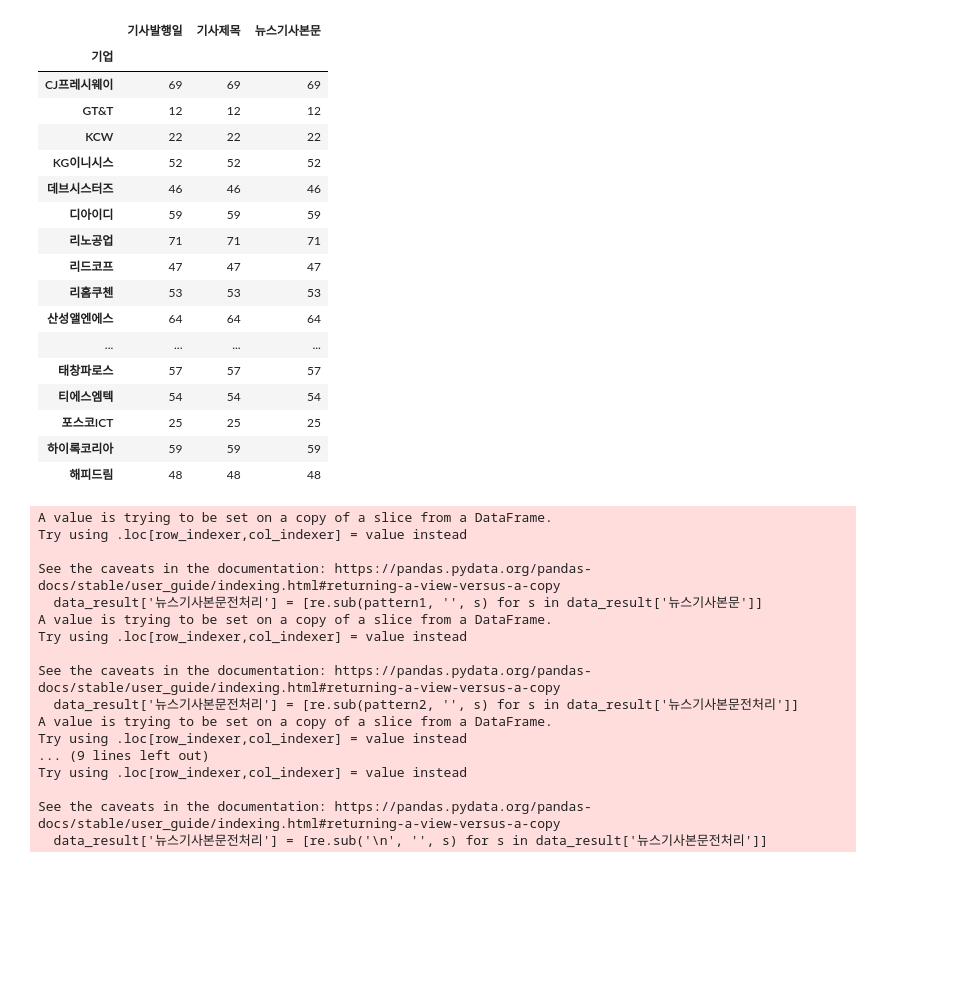
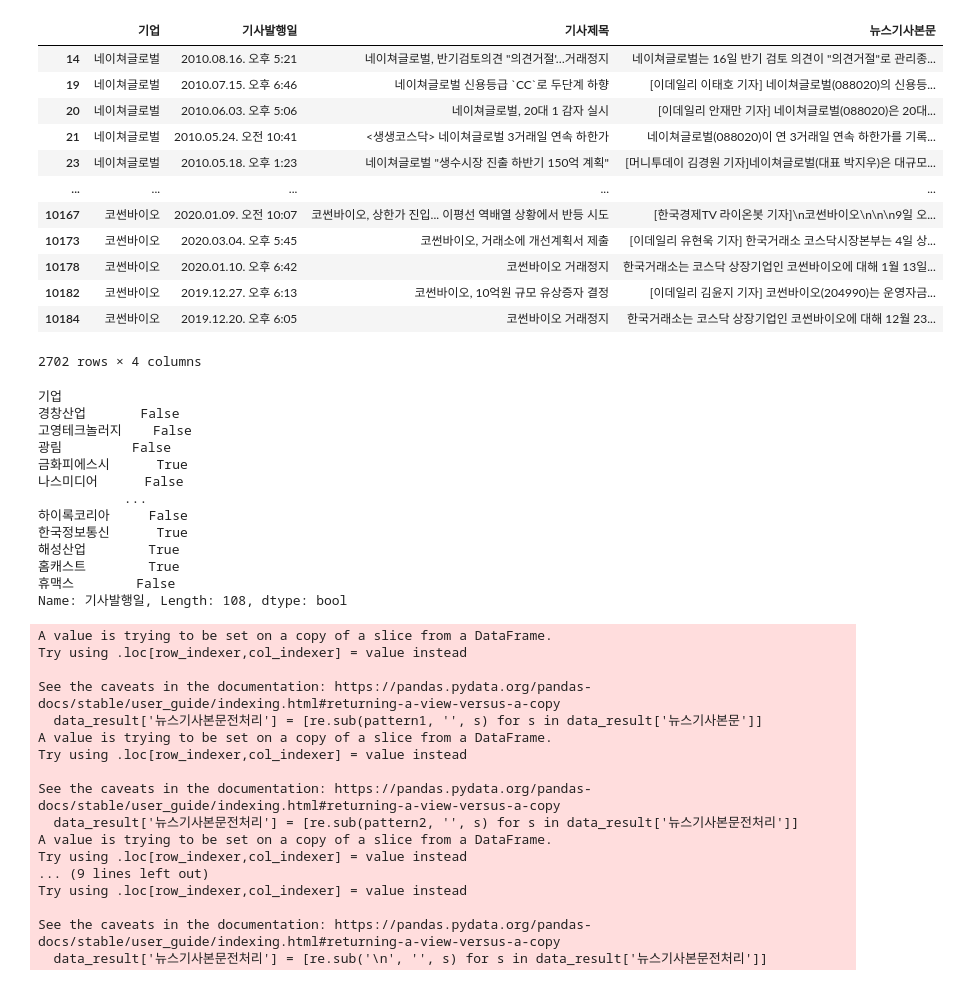
Before and after one commit to YJ-97/Corporate_Bankruptcy_Prediction, a Jupyter notebook: 뉴스전처리/news_preprocess.ipynb, the cells around one changed output. Saved outputs shown, nothing was run; the diff lists cells and outputs as text; code cells hidden in the pictures; blank space fills up the shorter version.

```diff
--- a/뉴스전처리/news_preprocess.ipynb
+++ b/뉴스전처리/news_preprocess.ipynb
@@ -43,33 +39,51 @@ data.groupby('기업').count()
 제거할기사제목 = ['증시 일정', '증시일정', '장마감후', '장 마감 후', '장마감공시', '증시 캘린더', '재송', '투자정보', \
     '코스닥 기업공시', '장중 주요', '코스닥 3분기 결산', '주요 뉴스 및 공시', '기업공시',' 기업 공시', '장 종료 후', \
         '특징주A/S', '주요 정보', '오전 공시', '투자정보', '기업 공시', '오늘의 메모', '재테크 캘린더', '추천주 정리', '희망복원 주식클리닉', \
-        '\d{1,2}월 \d{1,2}일', '오늘의 주요 공시', '코스닥 공시', '코스닥 메모', '대박 공모주', '<표>']
+        '\d{1,2}월 \d{1,2}일', '오늘의 주요 공시', '코스닥 공시', '코스닥 메모', '대박 공모주', '<표>', '오늘의 리포트', \
+        '공략주', '주식상담소', '주식왕 따라잡기', '주식컨설팅', '\d{4} 증시', '춤추는 테마주', '개장시황', \
+        '폭등신호 터진', '대폭등', '매드머니', '주담과 Q&A', '굿바이 \d{4}', '지금 당장 사라', '폭등주', \
+        '\d{4}%', '김정일 사망', '종목대탐험', '종목신호등', 'VIP CLUB', '수급유망주', '기상도', '중소형주', \
+        '국민주식고충처리반', '유망주', '머니Q', '시초가잡아라', '기관 Q&A', '부동산에 투자하려면', '베스트애널리스트', \
+        '코스닥협회장 취임', '코스닥협회', '부동산에 투자하는 방법', '국가품질 경영대회', '증시일정', '머니Q', '추천종목', '티타임 공략주', \
+        '수급유망주', '종목배틀', '\d{4} 증시 결산', '기업설명회', '종목신호등', 'VIP CLUB 추천주', '내일장 공략주 10선', '주간컨센서스동향', \
+        '주담과 Q&A', '조회공시', '주가급등 사유', '관련株들', '게임株', '이시각 Up&Down', '장내 매도', '[인사]', '증시기상도', \
+        '[재송]', '마감시황', '주식부자 속출', '교육주', '티타임 공략주', '\d{1,2}일 증권사 추천종목', '기업IR소식', '[승부주]']
 제거제목리스트 = '|'.join(제거할기사제목)
 # %%
 data_unique = data.drop_duplicates(['뉴스기사본문'])
 data_result = data_unique[~data_unique['기사제목'].str.contains(제거제목리스트, na=False, case=False)]
-#data_result.to_csv('dd.csv')
+#data_result.to_csv('정상기업뉴스_.csv')
+data_result
+# %% [output]
+|  | 기업 | 기사발행일 | 기사제목 | 뉴스기사본문 |
+| 14 | 네이쳐글로벌 | 2010.08.16. 오후 5:21 | 네이쳐글로벌, 반기검토의견 "의견거절'…거래정지 | 네이쳐글로벌는 16일 반기 검토 의견이 "의견거절"로 관리종... |
+| 19 | 네이쳐글로벌 | 2010.07.15. 오후 6:46 | 네이쳐글로벌 신용등급 `CC`로 두단계 하향 | [이데일리 이태호 기자] 네이쳐글로벌(088020)의 신용등... |
+| 20 | 네이쳐글로벌 | 2010.06.03. 오후 5:06 | 네이쳐글로벌, 20대 1 감자 실시 | [이데일리 안재만 기자] 네이쳐글로벌(088020)은 20대... |
+| 21 | 네이쳐글로벌 | 2010.05.24. 오전 10:41 | <생생코스닥> 네이쳐글로벌 3거래일 연속 하한가 | 네이쳐글로벌(088020)이 연 3거래일 연속 하한가를 기록... |
+| 23 | 네이쳐글로벌 | 2010.05.18. 오후 1:23 | 네이쳐글로벌 "생수시장 진출 하반기 150억 계획" | [머니투데이 김경원 기자]네이쳐글로벌(대표 박지우)은 대규모... |
+| ... | ... | ... | ... | ... |
+| 10167 | 코썬바이오 | 2020.01.09. 오전 10:07 | 코썬바이오, 상한가 진입... 이평선 역배열 상황에서 반등 시도 | [한국경제TV 라이온봇 기자]\n코썬바이오\n\n\n9일 오... |
+| 10173 | 코썬바이오 | 2020.03.04. 오후 5:45 | 코썬바이오, 거래소에 개선계획서 제출 | [이데일리 유현욱 기자] 한국거래소 코스닥시장본부는 4일 상... |
+| 10178 | 코썬바이오 | 2020.01.10. 오후 6:42 | 코썬바이오 거래정지 | 한국거래소는 코스닥 상장기업인 코썬바이오에 대해 1월 13일... |
+| 10182 | 코썬바이오 | 2019.12.27. 오후 6:13 | 코썬바이오, 10억원 규모 유상증자 결정 | [이데일리 김윤지 기자] 코썬바이오(204990)는 운영자금... |
+| 10184 | 코썬바이오 | 2019.12.20. 오후 6:05 | 코썬바이오 거래정지 | 한국거래소는 코스닥 상장기업인 코썬바이오에 대해 12월 23... |
+2702 rows × 4 columns
 # %%
-data_result.groupby('기업').count()
+data_result.groupby('기업').count()['기사발행일'] < 10
 # %% [output]
-|  | 기사발행일 | 기사제목 | 뉴스기사본문 |
-| 기업 |  |  |  |
-| CJ프레시웨이 | 69 | 69 | 69 |
-| GT&T | 12 | 12 | 12 |
-| KCW | 22 | 22 | 22 |
-| KG이니시스 | 52 | 52 | 52 |
-| 데브시스터즈 | 46 | 46 | 46 |
-| 디아이디 | 59 | 59 | 59 |
-| 리노공업 | 71 | 71 | 71 |
-| 리드코프 | 47 | 47 | 47 |
-| 리홈쿠첸 | 53 | 53 | 53 |
-| 산성앨엔에스 | 64 | 64 | 64 |
-| ... | ... | ... | ... |
-| 태창파로스 | 57 | 57 | 57 |
-| 티에스엠텍 | 54 | 54 | 54 |
-| 포스코ICT | 25 | 25 | 25 |
-| 하이록코리아 | 59 | 59 | 59 |
-| 해피드림 | 48 | 48 | 48 |
+기업
+경창산업       False
+고영테크놀러지    False
+광림         False
+금화피에스시      True
+나스미디어      False
+           ...
+하이록코리아     False
+한국정보통신      True
+해성산업        True
+홈캐스트        True
+휴맥스        False
+Name: 기사발행일, Length: 108, dtype: bool
 # %%
 pattern1 = r'\([^)]*\)'
 #pattern2 = r'\[[^)]*\]'
```
Also changed, not shown: parts of 4 cells of this notebook, 15 other files.
